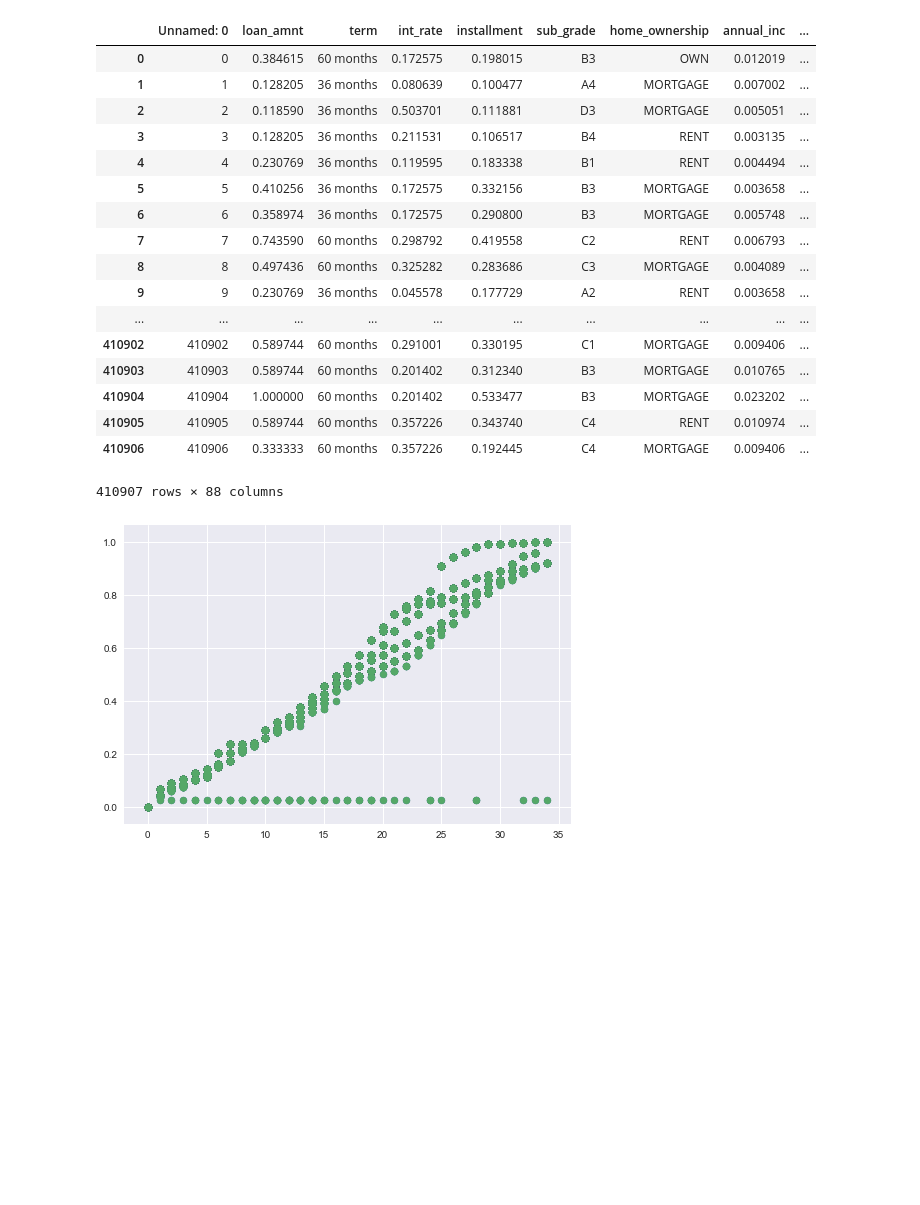
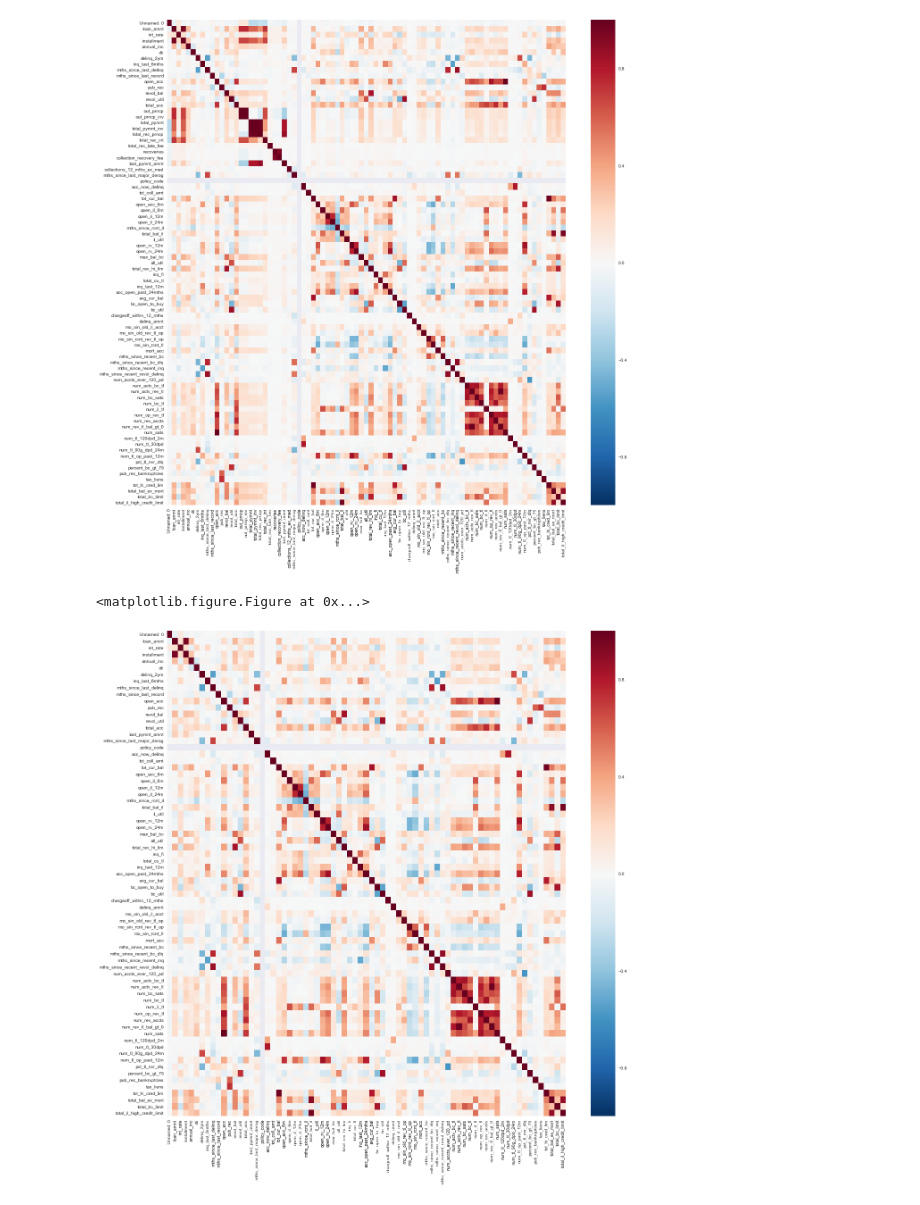
Before and after one commit to devyohan/fc_team_project2, a Jupyter notebook: Analyze_YG.ipynb, the cells around one changed output. Saved outputs shown, nothing was run; the diff lists cells and outputs as text; code cells hidden in the pictures; blank space fills up the shorter version.

```diff
--- a/Analyze_YG.ipynb
+++ b/Analyze_YG.ipynb
@@ -14,23 +14,5 @@ import matplotlib as mpl
 from ipykernel import kernelapp as app
 # %%
 df0 = pd.read_csv('C:/Users/a/GitHub/fc_team_project2/datasets/lcdf4.csv')
-df0
+pd.options.display.max_rows=120
+pd.options.display.max_columns=120
-# %% [output]
-|  | Unnamed: 0 | loan_amnt | term | int_rate | installment | sub_grade | home_ownership | annual_inc | ... |
-| 0 | 0 | 0.384615 | 60 months | 0.172575 | 0.198015 | B3 | OWN | 0.012019 | ... |
-| 1 | 1 | 0.128205 | 36 months | 0.080639 | 0.100477 | A4 | MORTGAGE | 0.007002 | ... |
-| 2 | 2 | 0.118590 | 36 months | 0.503701 | 0.111881 | D3 | MORTGAGE | 0.005051 | ... |
-| 3 | 3 | 0.128205 | 36 months | 0.211531 | 0.106517 | B4 | RENT | 0.003135 | ... |
-| 4 | 4 | 0.230769 | 36 months | 0.119595 | 0.183338 | B1 | RENT | 0.004494 | ... |
-| 5 | 5 | 0.410256 | 36 months | 0.172575 | 0.332156 | B3 | MORTGAGE | 0.003658 | ... |
-| 6 | 6 | 0.358974 | 36 months | 0.172575 | 0.290800 | B3 | MORTGAGE | 0.005748 | ... |
-| 7 | 7 | 0.743590 | 60 months | 0.298792 | 0.419558 | C2 | RENT | 0.006793 | ... |
-| 8 | 8 | 0.497436 | 60 months | 0.325282 | 0.283686 | C3 | MORTGAGE | 0.004089 | ... |
-| 9 | 9 | 0.230769 | 36 months | 0.045578 | 0.177729 | A2 | RENT | 0.003658 | ... |
-| ... | ... | ... | ... | ... | ... | ... | ... | ... | ... |
-| 410902 | 410902 | 0.589744 | 60 months | 0.291001 | 0.330195 | C1 | MORTGAGE | 0.009406 | ... |
-| 410903 | 410903 | 0.589744 | 60 months | 0.201402 | 0.312340 | B3 | MORTGAGE | 0.010765 | ... |
-| 410904 | 410904 | 1.000000 | 60 months | 0.201402 | 0.533477 | B3 | MORTGAGE | 0.023202 | ... |
-| 410905 | 410905 | 0.589744 | 60 months | 0.357226 | 0.343740 | C4 | RENT | 0.010974 | ... |
-| 410906 | 410906 | 0.333333 | 60 months | 0.357226 | 0.192445 | C4 | MORTGAGE | 0.009406 | ... |
-410907 rows × 88 columns
@@ -47,6 +19,7 @@ df0["sub_grade_t"]=le.transform(df0["sub_grade"])
-# %%
-plt.figure
-plt.scatter(df0.sub_grade_t,df0.int_rate)
-plt.show()
-# %% [output]
-[figure, removed]
+# %%
+#서로 상관관계를 가지는 변수를 뺴주기 위해 고민하다 corr()을 히트맵화 시켜서 그림 그림.
+plt.figure(figsize =(20,20))
+sns.heatmap(df0.corr())
+plt.show()
+# %% [output]
+[figure, added]
@@ -52,0 +29,8 @@ plt.show()
+# %%
+#칼럼 삭제후 코릴레이션 매트리스
+plt.figure(figsize =(20,20))
+sns.heatmap(df0.corr())
+plt.show()
+# %% [output]
+<matplotlib.figure.Figure at 0x...>
+[figure, added]
```
Also changed, not shown: parts of 18 cells of this notebook, 1 other file.
